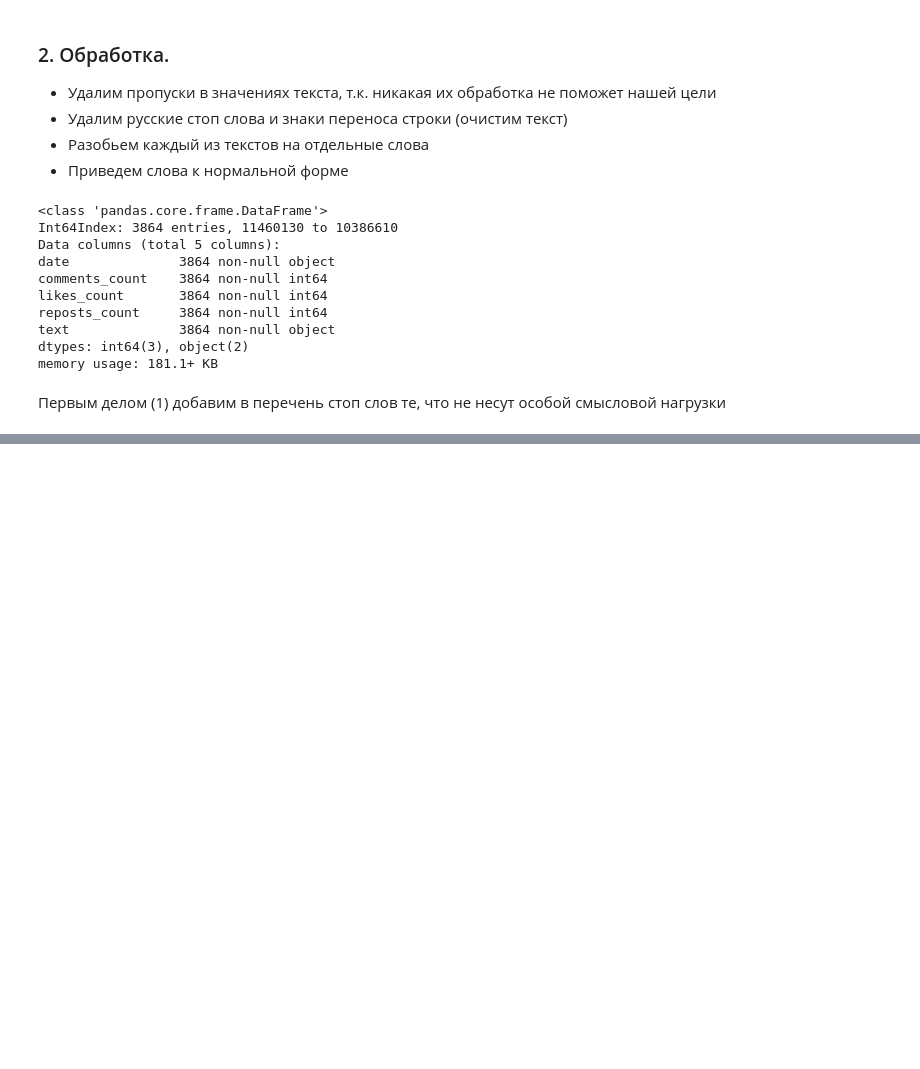
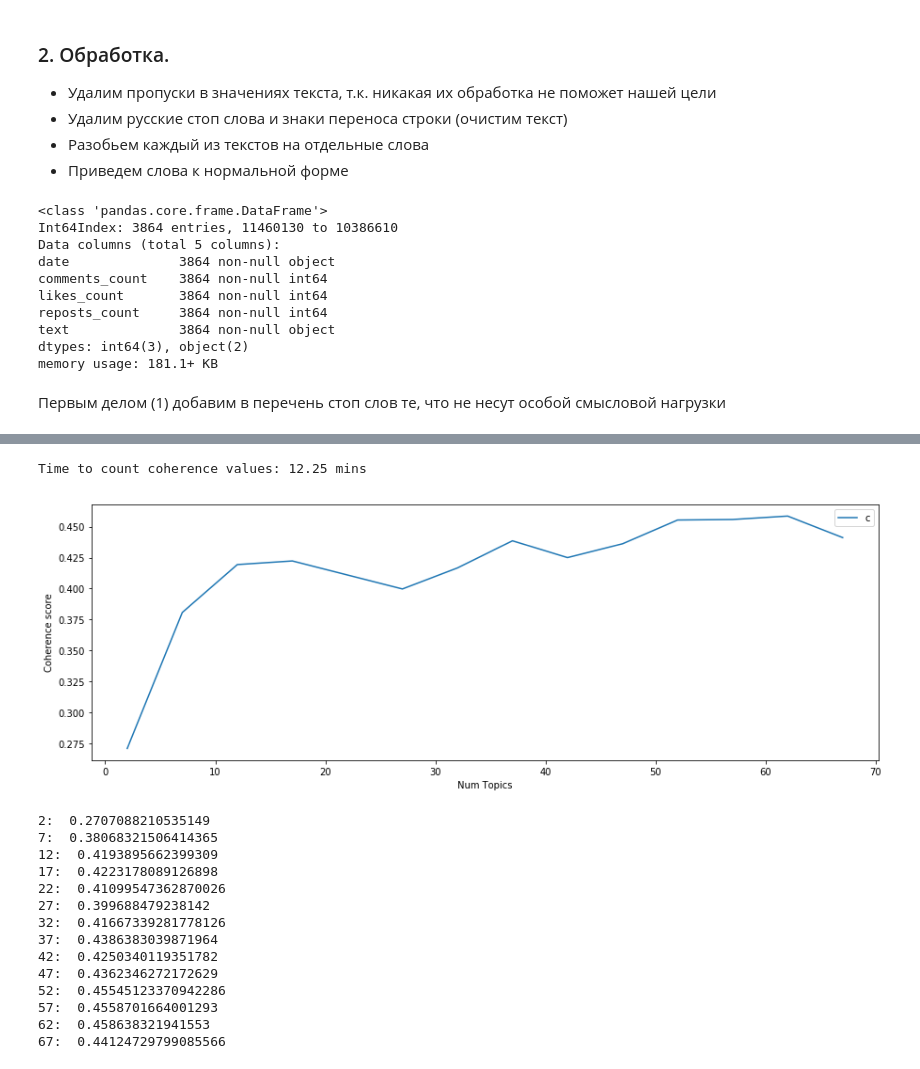
Before and after one commit to mmariyavyatkina/otus_course, a Jupyter notebook: Module 3/HW1_Topic modeling/Text analysis_2.ipynb, the cells around one changed output, grey strips where cells are left out. Saved outputs shown, nothing was run; the diff lists cells and outputs as text; code cells hidden in the pictures; blank space fills up the shorter version.

```diff
--- a/Module 3/HW1_Topic modeling/Text analysis_2.ipynb
+++ b/Module 3/HW1_Topic modeling/Text analysis_2.ipynb
@@ -1333,0 +382,39 @@ Time to build model & count scores: 0.96 mins
+# %%
+limit=70; start=2; step=5;
+t=time()
+model_list, coherence_values = compute_coherence_values(dictionary=id2word,
+                                                        corpus=corpus,
+                                                        texts=texts,
+                                                        start=start,
+                                                        limit=limit,
+                                                        step=step)
+
+print('Time to count coherence values: {} mins'.format(round((time() - t) / 60, 2)))
+
+x = range(start, limit, step)
+plt.figure(figsize=(15,5))
+plt.plot(x, coherence_values)
+plt.xlabel("Num Topics")
+plt.ylabel("Coherence score")
+plt.legend(("coherence_values"), loc='best')
+plt.show()
+
+for i, j in enumerate(coherence_values):
+    print(str(start + i*step) + ':  ' + str(j))
+# %% [output]
+Time to count coherence values: 12.25 mins
+[figure, added]
+2:  0.2707088210535149
+7:  0.38068321506414365
+12:  0.4193895662399309
+17:  0.4223178089126898
+22:  0.41099547362870026
+27:  0.399688479238142
+32:  0.41667339281778126
+37:  0.4386383039871964
+42:  0.4250340119351782
+47:  0.4362346272172629
+52:  0.45545123370942286
+57:  0.4558701664001293
+62:  0.458638321941553
+67:  0.44124729799085566
```
Also changed, not shown: parts of 77 cells of this notebook.
